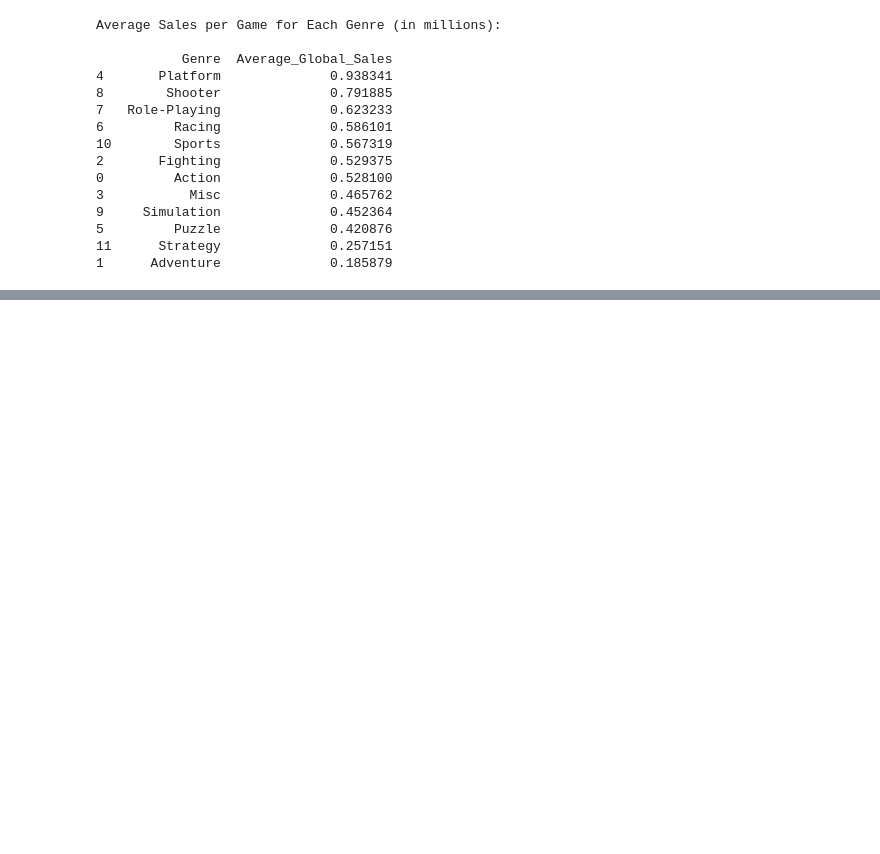
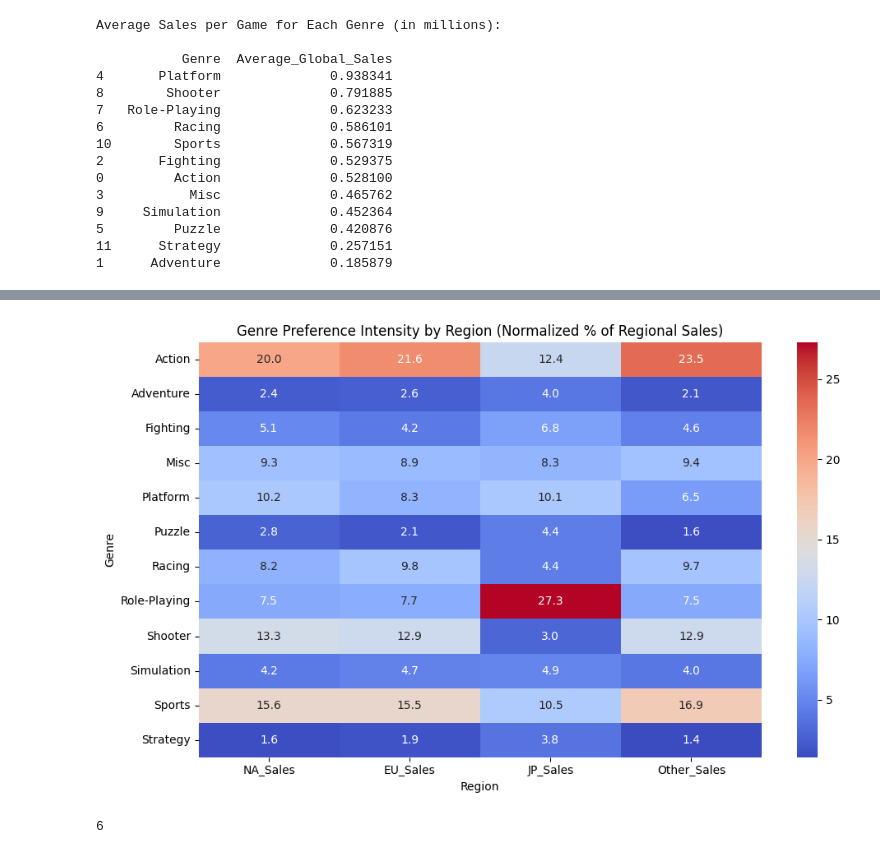
Before and after one commit to chernhaw75/5m-data-1.6-intro-numpy, a Jupyter notebook: activity.ipynb, the cells around one changed output, grey strips where cells are left out. Saved outputs shown, nothing was run; the diff lists cells and outputs as text; code cells hidden in the pictures; blank space fills up the shorter version.

```diff
--- a/activity.ipynb
+++ b/activity.ipynb
@@ -85,0 +117,22 @@ Average Sales per Game for Each Genre (in millions):
+# %%
+activity_df["Year"] = pd.to_numeric(activity_df["Year"], errors="coerce")
+
+# Filter for games released after 2010
+df_after_2010 = activity_df[activity_df["Year"] > 2010]
+
+# Group by Genre and sum up sales by region
+region_sales = (
+    df_after_2010.groupby("Genre")[["NA_Sales", "EU_Sales", "JP_Sales", "Other_Sales"]]
+    .sum()
+)
+
+# Find the top-selling genre per region
+top_genres = {
+    "NA": region_sales["NA_Sales"].idxmax(),
+    "EU": region_sales["EU_Sales"].idxmax(),
+    "JP": region_sales["JP_Sales"].idxmax(),
+    "Other": region_sales["Other_Sales"].idxmax(),
+}
+
+print("Top genre by region (for games after 2010):")
+print(top_genres)
@@ -85,0 +226,24 @@ Average Sales per Game for Each Genre (in millions):
+# %%
+import seaborn as sns
+import matplotlib.pyplot as plt
+
+genre_region_sales = activity_df.groupby("Genre")[["NA_Sales", "EU_Sales", "JP_Sales", "Other_Sales"]].sum()
+
+# Step 2: Normalize each region so that column sums to 100%
+genre_region_percent = genre_region_sales.div(genre_region_sales.sum(axis=0), axis=1) * 100
+
+# Step 3: Create the heatmap
+plt.figure(figsize=(10, 6))
+sns.heatmap(genre_region_percent, annot=True, fmt=".1f", cmap="coolwarm")
+
+plt.title("Genre Preference Intensity by Region (Normalized % of Regional Sales)")
+plt.xlabel("Region")
+plt.ylabel("Genre")
+plt.tight_layout()
+plt.show()
+# %% [output]
+[figure, added]
+# %%
+arr2d[1, 2]
+# %% [output]
+6
```
Also changed, not shown: parts of 8 cells of this notebook.
